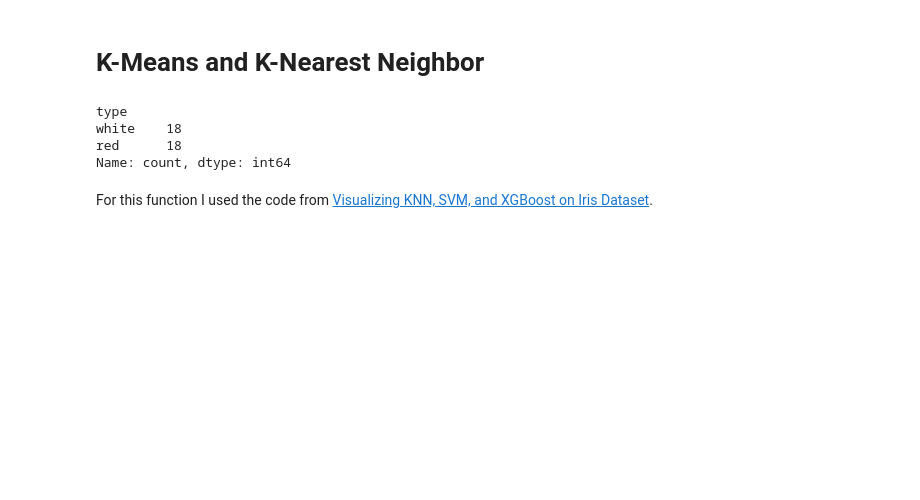
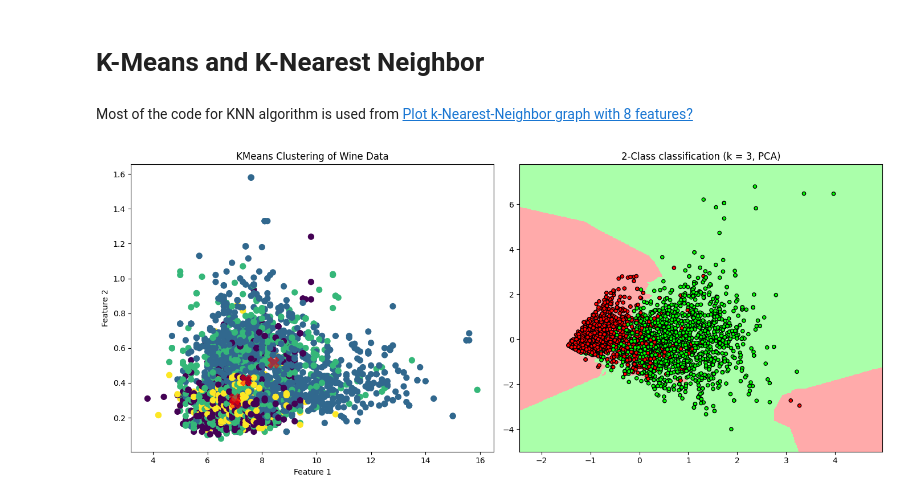
Before and after one commit to EmilijaTR/PREDICTING-THE-PRIMARY-CATEGORY-OF-WINE, a Jupyter notebook: wine-color-prediction.ipynb, the cells around one changed output. Cells and saved outputs as stored; diff of their text form; code cells hidden in the pictures; blank space fills up the shorter version.

```diff
--- a/wine-color-prediction.ipynb
+++ b/wine-color-prediction.ipynb
@@ -614,18 +617,2 @@ merged_set.describe()
 # %% [markdown]
 # K-Means and K-Nearest Neighbor
-# %%
-remove_indices1 = merged_set[merged_set['type'] == 'white'].sample(frac=0.99).index
-merged_set = merged_set.drop(remove_indices1)
-remove_indices2 = merged_set[merged_set['type'] == 'red'].sample(frac=0.99).index
-merged_set = merged_set.drop(remove_indices2)
-
-X_train, X_test, y_train, y_test = train_test_split(X, y, test_size=0.2, random_state=42)
-
-merged_set['type'].value_counts()
-# %% [output]
-type
-white    18
-red      18
-Name: count, dtype: int64
-# %% [markdown]
-For this function I used the code from [Visualizing KNN, SVM, and XGBoost on Iris Dataset](https://www.kaggle.com/code/mgabrielkerr/visualizing-knn-svm-and-xgboost-on-iris-dataset).
@@ -686,0 +619,50 @@ def plot_decision_regions(X, y, classifier, test_idx=None, resolution=0.02):
+# %% [markdown]
+Most of the code for KNN algorithm is used from [Plot k-Nearest-Neighbor graph with 8 features?](https://stackoverflow.com/questions/56153726/plot-k-nearest-neighbor-graph-with-8-features)
+# %%
+X = merged_set.drop(['type', 'id'], axis=1).values
+y = merged_set['type']
+
+label_encoder = LabelEncoder()
+y_encoded = label_encoder.fit_transform(y)
+
+kmeans = KMeans(n_clusters=4)
+kmeans.fit(X)
+y_kmeans = kmeans.predict(X)
+
+plt.figure(figsize=(14, 6))
+
+plt.subplot(1, 2, 1)
+plt.scatter(X[:, 0], X[:, 1], c=y_kmeans, s=50, cmap='viridis')
+centers = kmeans.cluster_centers_
+plt.scatter(centers[:, 0], centers[:, 1], c='red', s=200, alpha=0.5, marker='X')
+plt.xlabel('Feature 1')
+plt.ylabel('Feature 2')
+plt.title('KMeans Clustering of Wine Data')
+
+# Plot PCA and KNN on the right side
+plt.subplot(1, 2, 2)
+pca = PCA(n_components=2)
+X_pca = pca.fit_transform(X)
+X_train, X_test, y_train, y_test = train_test_split(X_pca, y_encoded, test_size=0.2, random_state=42)
+scaler = StandardScaler().fit(X_train)
+X_train = scaler.transform(X_train)
+X_test = scaler.transform(X_test)
+knn = KNeighborsClassifier(n_neighbors=3)
+knn.fit(X_train, y_train)
+cmap_light = ListedColormap(['#FFAAAA', '#AAFFAA'])
+cmap_bold = ListedColormap(['#FF0000', '#00FF00'])
+x_min, x_max = X_train[:, 0].min() - 1, X_train[:, 0].max() + 1
+y_min, y_max = X_train[:, 1].min() - 1, X_train[:, 1].max() + 1
+xx, yy = np.meshgrid(np.arange(x_min, x_max, .02), np.arange(y_min, y_max, .02))
+Z = knn.predict(np.c_[xx.ravel(), yy.ravel()])
+Z = Z.reshape(xx.shape)
+plt.pcolormesh(xx, yy, Z, cmap=cmap_light)
+plt.scatter(X_train[:, 0], X_train[:, 1], c=y_train, cmap=cmap_bold, edgecolor='k', s=20)
+plt.xlim(xx.min(), xx.max())
+plt.ylim(yy.min(), yy.max())
+plt.title("2-Class classification (k = %i, PCA)" % (3))
+
+plt.tight_layout()
+plt.show()
+# %% [output]
+[figure, added]
```
Also changed, not shown: parts of 10 cells of this notebook.
